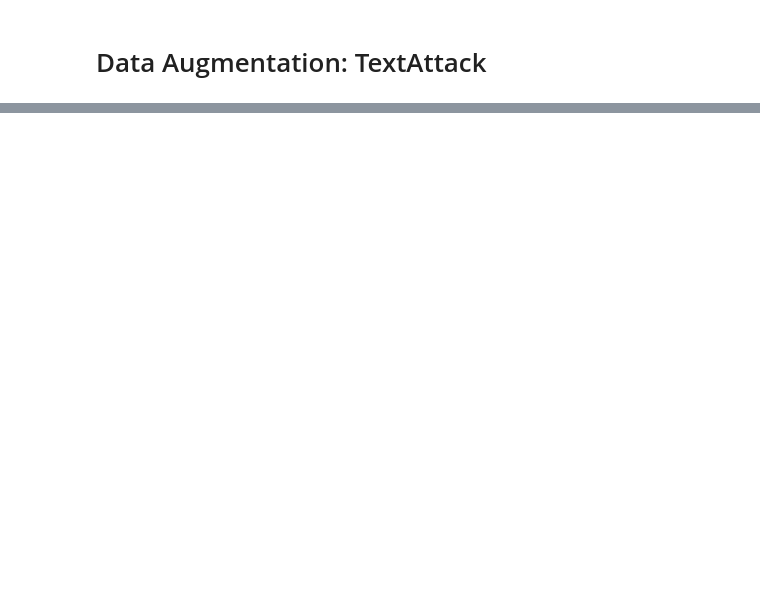
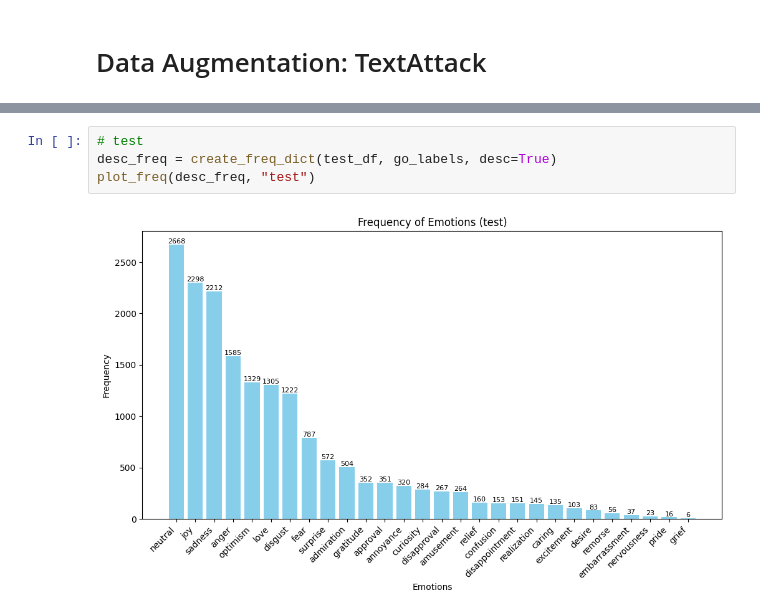
Before and after one commit to skcode0/saai, a Jupyter notebook: data_processing.ipynb, the cells around one changed output, grey strips where cells are left out. Cells and saved outputs as stored; diff of their text form; blank space fills up the shorter version.

```diff
--- a/data_processing.ipynb
+++ b/data_processing.ipynb
@@ -1156,0 +1232,6 @@ Notes:
+# %%
+# test
+desc_freq = create_freq_dict(test_df, go_labels, desc=True)
+plot_freq(desc_freq, "test")
+# %% [output]
+[figure, added]
```
Also changed, not shown: parts of 29 cells of this notebook.
